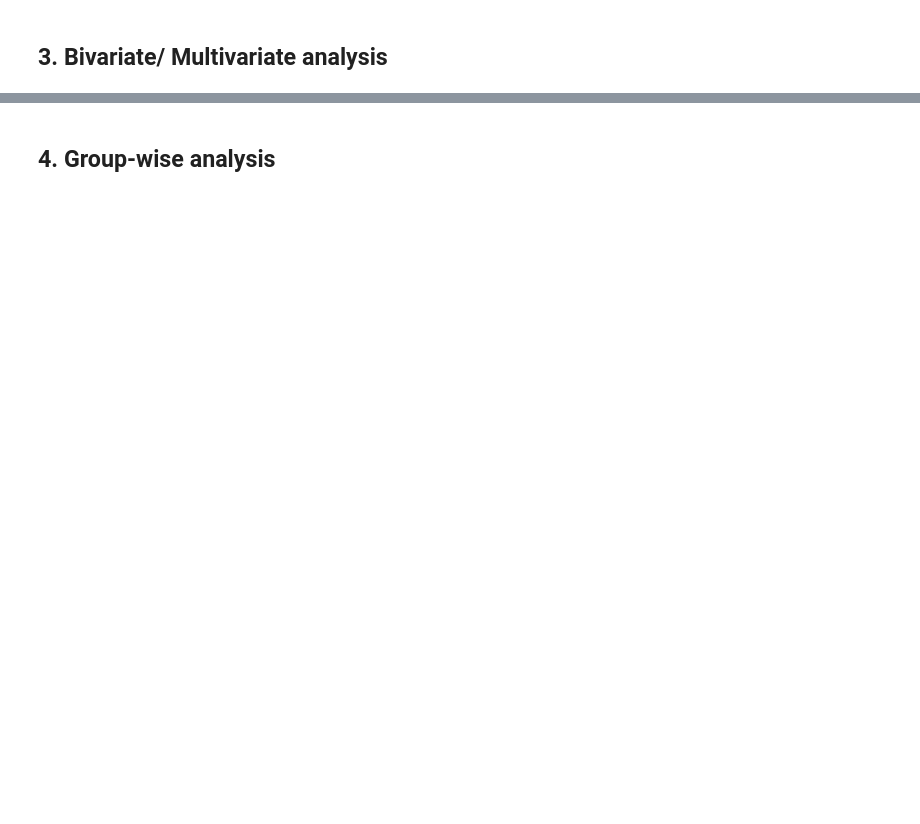
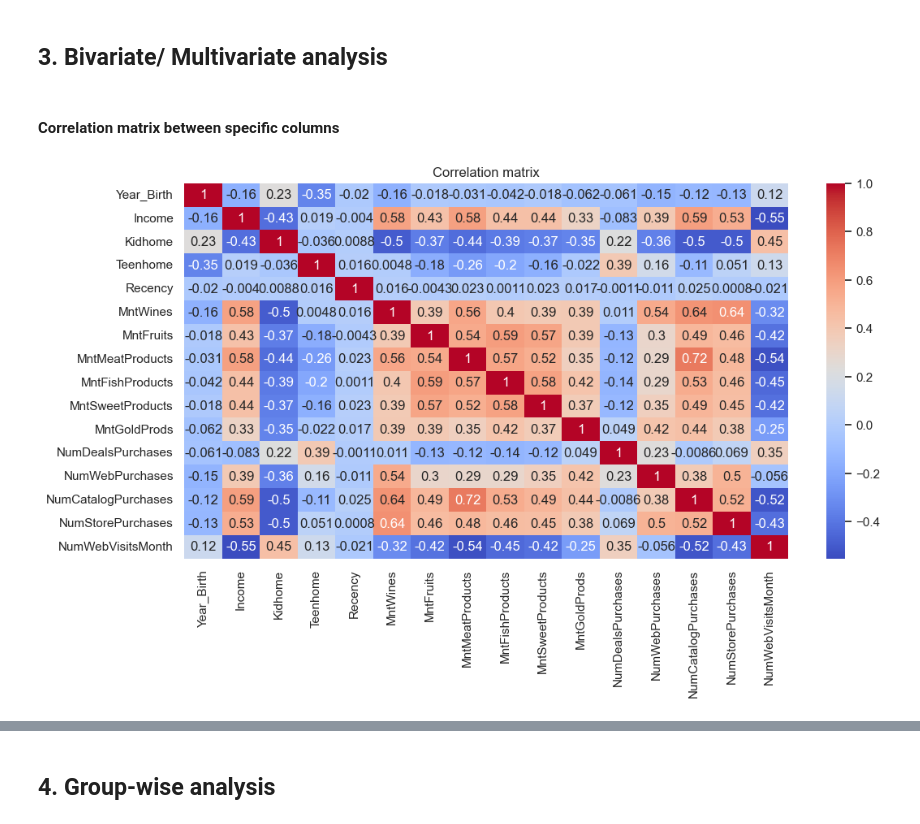
Before and after one commit to sindhu7416/Ecommerce-Segmentation, a Jupyter notebook: notebooks/nice_eda.ipynb, the cells around one changed output, grey strips where cells are left out. Saved outputs shown, nothing was run; the diff lists cells and outputs as text; code cells hidden in the pictures; blank space fills up the shorter version.

```diff
--- a/notebooks/nice_eda.ipynb
+++ b/notebooks/nice_eda.ipynb
@@ -165,2 +207,15 @@ Name: Income, dtype: float64
 # %% [markdown]
 ## 3. Bivariate/ Multivariate analysis
+# %% [markdown]
+#### Correlation matrix between specific columns
+# %%
+corr_selected_cols = ['Year_Birth', 'Education','Marital_Status','Income','Kidhome','Teenhome', 'Dt_Customer', 'Recency', 'MntWines', 'MntFruits',
+       'MntMeatProducts', 'MntFishProducts', 'MntSweetProducts',
+       'MntGoldProds', 'NumDealsPurchases', 'NumWebPurchases',
+       'NumCatalogPurchases', 'NumStorePurchases', 'NumWebVisitsMonth']
+plt.figure(figsize=(12,6))
+sns.heatmap(df[corr_selected_cols].corr(numeric_only=True),annot=True,cmap='coolwarm')
+plt.title('Correlation matrix')
+plt.show()
+# %% [output]
+[figure, added]
```
Also changed, not shown: parts of 41 cells of this notebook.
